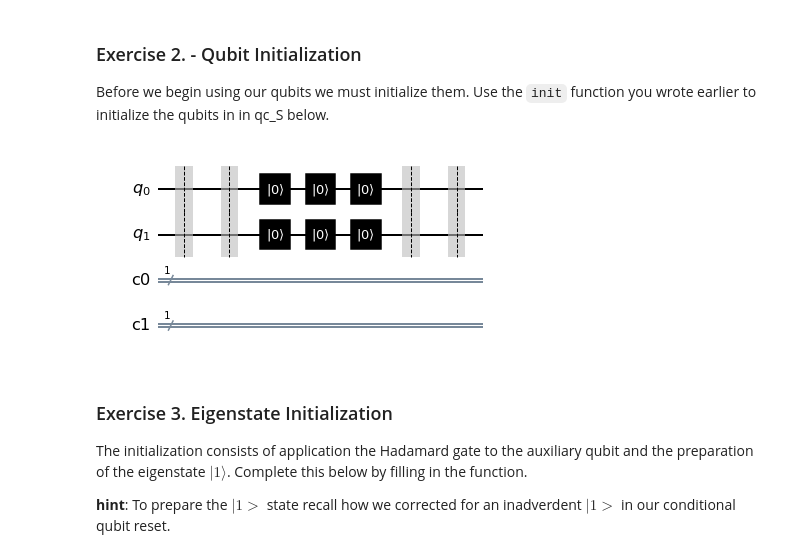
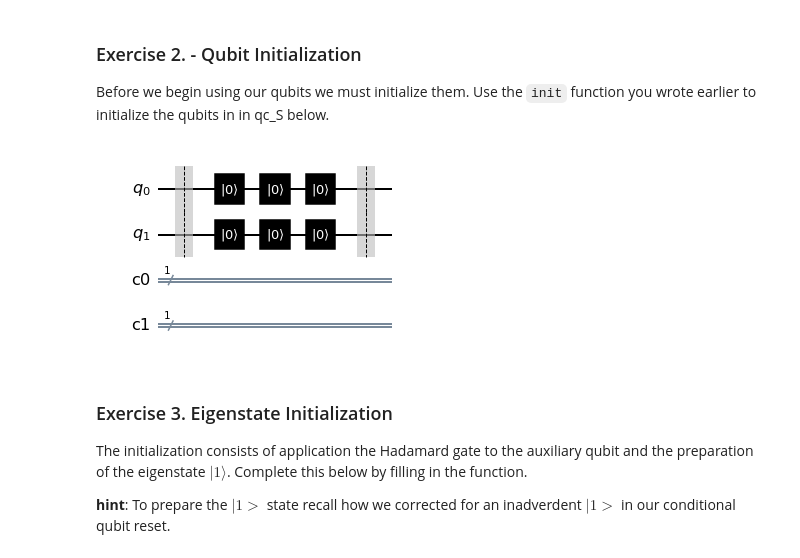
Before and after one commit to taalexander/IEEE-Quantum-Week-2021, a Jupyter notebook: OpenQASM3-Exercise IPE (Solution).ipynb, the cells around one changed output. Drawn from its saved outputs; the diff is of its cells as text; code cells hidden in the pictures.

```diff
--- a/OpenQASM3-Exercise IPE (Solution).ipynb
+++ b/OpenQASM3-Exercise IPE (Solution).ipynb
@@ -237,13 +237,13 @@ To best initialize the qubit oftentimes multiple rounds of reset are required to
 
 Below implement the `init` operation using three rounds of the builtin `QuantumCircuit.reset`, this handles the extra measurement bit required for you and is also more efficient in hardware.
 # %%
-def init(qc, q):
+def init(qc, qr):
     """Implement a qubit initialization using three rounds of qubit reset."""
-    qc.barrier(q)
-    qc.reset(q)
-    qc.reset(q)
-    qc.reset(q)
-    qc.barrier(q)
+    qc.barrier(qr)
+    qc.reset(qr)
+    qc.reset(qr)
+    qc.reset(qr)
+    qc.barrier(qr)
 
 
 
@@ -253,8 +253,7 @@ cr1 = ClassicalRegister(1, "reset_result1")
 
 qc_init = QuantumCircuit(qr, cr0, cr1)
 
-init(qc_init, qr[0])
-init(qc_init, qr[1])
+init(qc_init, qr)
 
 qc_init.measure(0, cr0)
 qc_init.measure(1, cr1)
@@ -305,15 +304,12 @@ Before we begin using our qubits we must initialize them. Use the `init` functio
 # %%
 def init_ipe_circuit(qc):
     """Initialize the qubits in your IPE circuit."""
-    qc.barrier(0, 1)
-    init(qc, 0)
-    init(qc, 1)
-    qc.barrier(0, 1)
+    init(qc, [0, 1])
 
 init_ipe_circuit(qc_S)
 qc_S.draw(output="mpl")
 # %% [output]
-[figure, old version]
+[figure, new version]
 # %% [markdown]
 ### Exercise 3. Eigenstate Initialization
 
```
Also changed, not shown: parts of 16 cells of this notebook, 3 other files.
